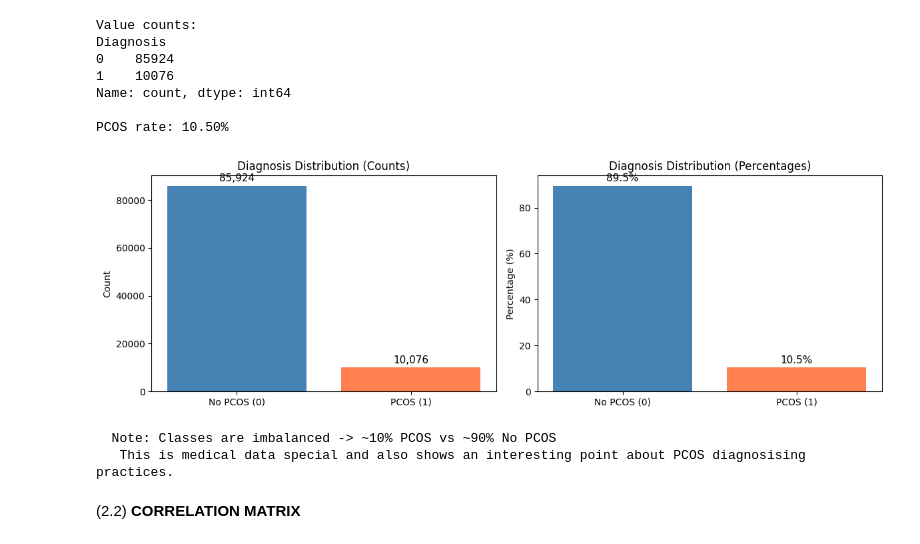
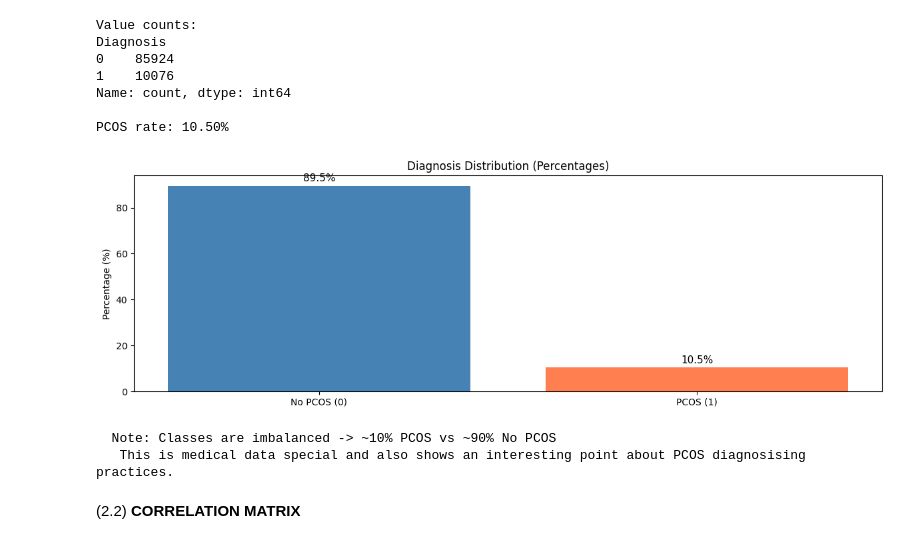
Before and after one commit to marfakozeletsUvA/MarfaCoding, a Jupyter notebook: summative4/sem3_topic4_logreg_summative.ipynb, the cells around one changed output. Saved outputs shown, nothing was run; the diff lists cells and outputs as text; code cells hidden in the pictures.

```diff
--- a/summative4/sem3_topic4_logreg_summative.ipynb
+++ b/summative4/sem3_topic4_logreg_summative.ipynb
@@ -339,9 +263,0 @@ create a combined df
-# %%
-train_data = X_train.copy()
-train_data['Diagnosis'] = y_train
-
-test_data = X_test.copy()
-test_data['Diagnosis'] = y_test
-
-print(f"train_data: {train_data.shape[0]:,} rows by {train_data.shape[1]} columns")
-print(f"test_data:  {test_data.shape[0]:,} rows by {test_data.shape[1]} columns")
@@ -368,40 +281,26 @@ Name: count, dtype: int64
 
 PCOS rate: 10.50%
 # %%
-#visuals
-fig, axes = plt.subplots(1, 2, figsize=(12, 4))
+fig, ax = plt.subplots(figsize=(12, 4))
 
-#plot 1: count plot
-ax1 = axes[0]
-counts = train_data['Diagnosis'].value_counts()
-bars = ax1.bar(['No PCOS (0)', 'PCOS (1)'], counts.values, color=['steelblue', 'coral'])
-ax1.set_ylabel('Count')
-ax1.set_title('Diagnosis Distribution (Counts)')
+percentages = train_data['Diagnosis'].value_counts(normalize=True) * 100
+bars = ax.bar(['No PCOS (0)', 'PCOS (1)'], percentages.values,
+              color=['steelblue', 'coral'])
+ax.set_ylabel('Percentage (%)')
+ax.set_title('Diagnosis Distribution (Percentages)')
 
-#count labels on bars
-for bar, count in zip(bars, counts.values):
-    ax1.text(bar.get_x() + bar.get_width()/2, bar.get_height() + 1000,
-             f'{count:,}', ha='center', va='bottom', fontsize=11)
-
-#plot 2: % plot
-ax2 = axes[1]
-percentages = train_data['Diagnosis'].value_counts(normalize=True) * 100
-bars2 = ax2.bar(['No PCOS (0)', 'PCOS (1)'], percentages.values, color=['steelblue', 'coral'])
-ax2.set_ylabel('Percentage (%)')
-ax2.set_title('Diagnosis Distribution (Percentages)')
-
-#% labels on bars
-for bar, pct in zip(bars2, percentages.values):
-    ax2.text(bar.get_x() + bar.get_width()/2, bar.get_height() + 1,
-             f'{pct:.1f}%', ha='center', va='bottom', fontsize=11)
+for bar, pct in zip(bars, percentages.values):
+    ax.text(bar.get_x() + bar.get_width()/2, bar.get_height() + 1,
+            f'{pct:.1f}%', ha='center', va='bottom', fontsize=11)
 
 plt.tight_layout()
 plt.show()
 
+
 print("\n  Note: Classes are imbalanced -> ~10% PCOS vs ~90% No PCOS")
 print("   This is medical data special and also shows an interesting point about PCOS diagnosising practices.")
 # %% [output]
-[figure, old version]
+[figure, new version]
   Note: Classes are imbalanced -> ~10% PCOS vs ~90% No PCOS
    This is medical data special and also shows an interesting point about PCOS diagnosising practices.
 # %% [markdown]
```
Also changed, not shown: parts of 25 cells of this notebook.
